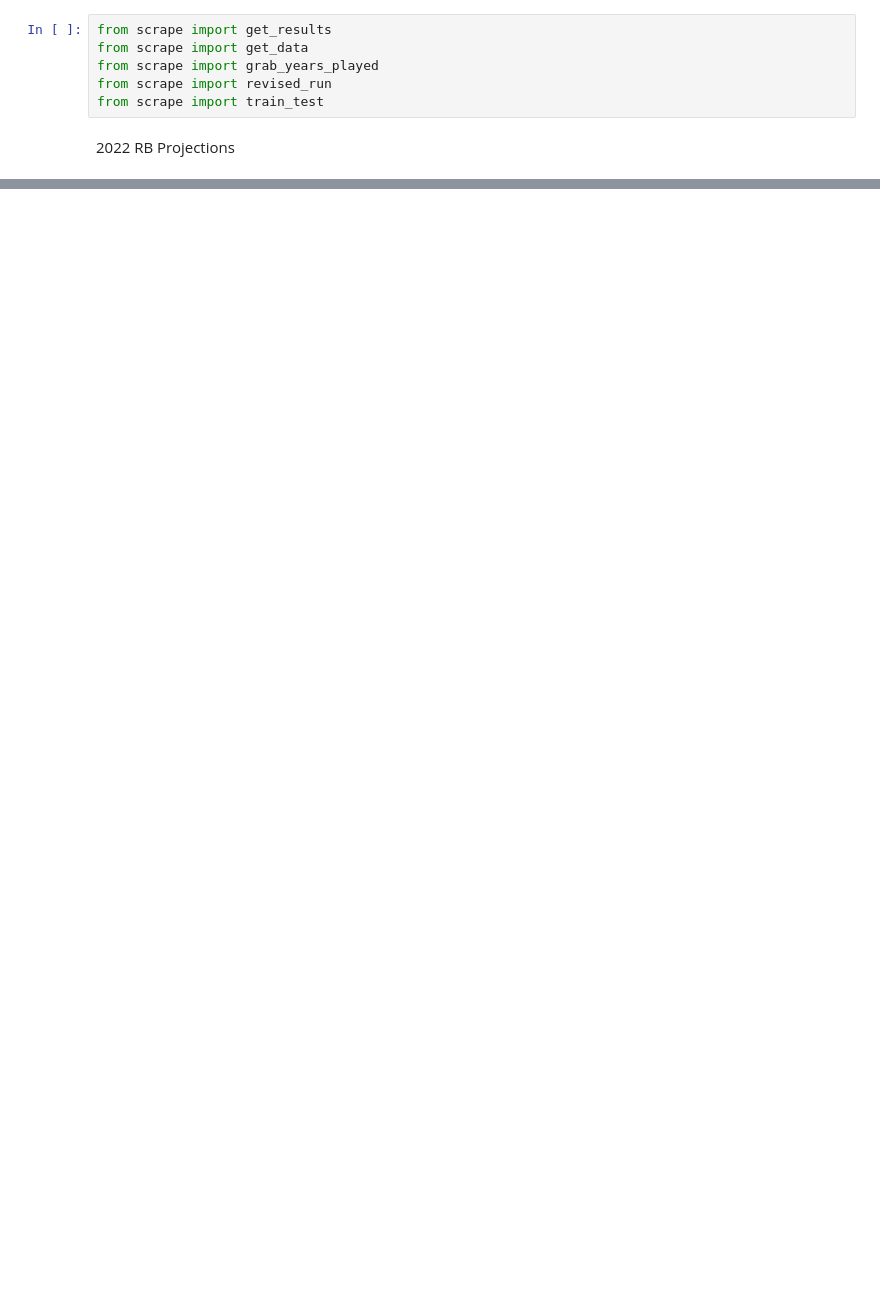
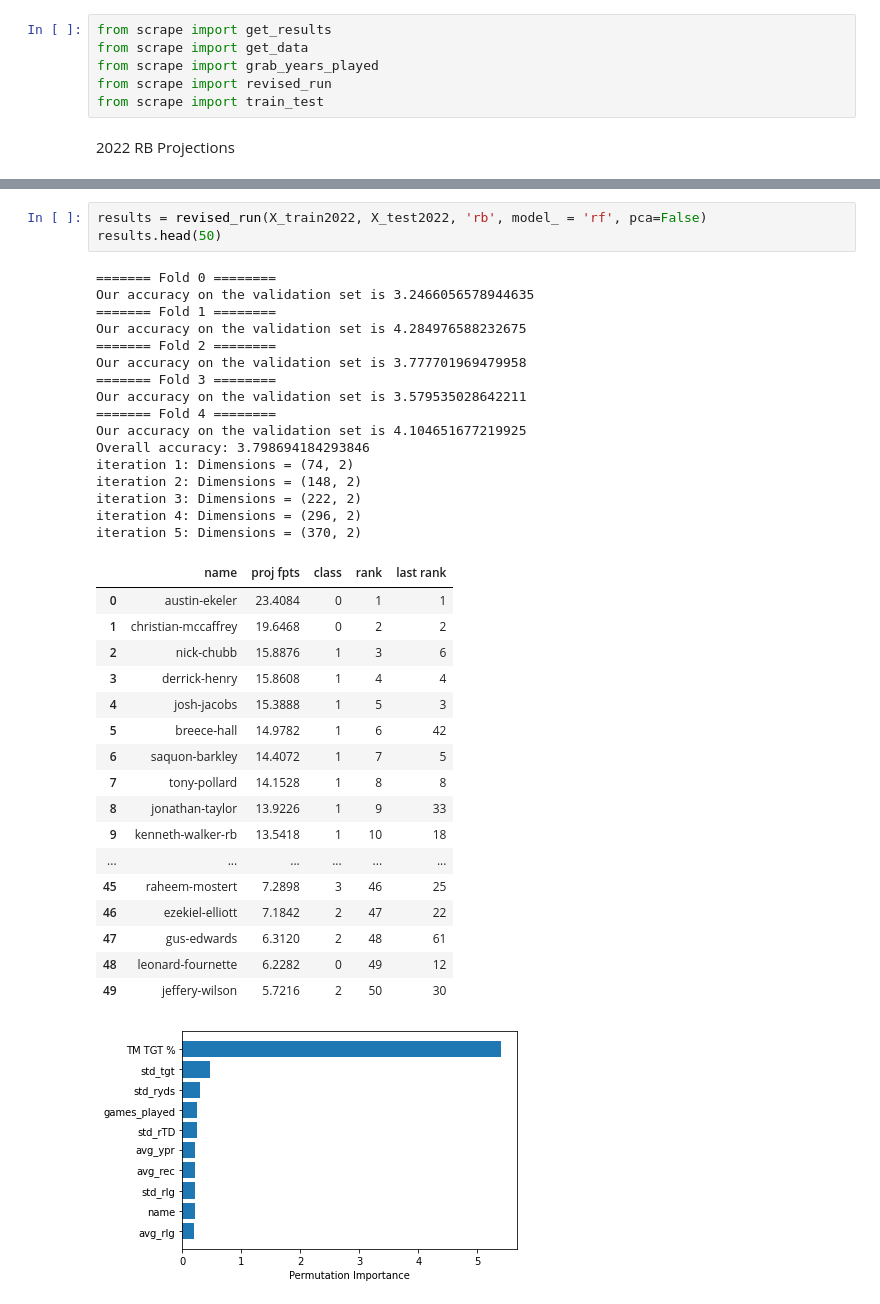
Before and after one commit to xander-abbott/fantasy_scrape, a Jupyter notebook: main_rb.ipynb, the cells around one changed output, grey strips where cells are left out. Cells and saved outputs as stored; diff of their text form; blank space fills up the shorter version.

Commit message:
adding feature importances vizs and rf model results

```diff
--- a/main_rb.ipynb
+++ b/main_rb.ipynb
@@ -67,3 +47,41 @@ X_train2022.head(20)
+# %%
+results = revised_run(X_train2022, X_test2022, 'rb', model_ = 'rf', pca=False)
+results.head(50)
+# %% [output]
+======= Fold 0 ========
+Our accuracy on the validation set is 3.2466056578944635
+======= Fold 1 ========
+Our accuracy on the validation set is 4.284976588232675
+======= Fold 2 ========
+Our accuracy on the validation set is 3.777701969479958
+======= Fold 3 ========
+Our accuracy on the validation set is 3.579535028642211
+======= Fold 4 ========
+Our accuracy on the validation set is 4.104651677219925
+Overall accuracy: 3.798694184293846
+iteration 1: Dimensions = (74, 2)
+iteration 2: Dimensions = (148, 2)
+iteration 3: Dimensions = (222, 2)
+iteration 4: Dimensions = (296, 2)
+iteration 5: Dimensions = (370, 2)
+|  | name | proj fpts | class | rank | last rank |
+| 0 | austin-ekeler | 23.4084 | 0 | 1 | 1 |
+| 1 | christian-mccaffrey | 19.6468 | 0 | 2 | 2 |
+| 2 | nick-chubb | 15.8876 | 1 | 3 | 6 |
+| 3 | derrick-henry | 15.8608 | 1 | 4 | 4 |
+| 4 | josh-jacobs | 15.3888 | 1 | 5 | 3 |
+| 5 | breece-hall | 14.9782 | 1 | 6 | 42 |
+| 6 | saquon-barkley | 14.4072 | 1 | 7 | 5 |
+| 7 | tony-pollard | 14.1528 | 1 | 8 | 8 |
+| 8 | jonathan-taylor | 13.9226 | 1 | 9 | 33 |
+| 9 | kenneth-walker-rb | 13.5418 | 1 | 10 | 18 |
+| ... | ... | ... | ... | ... | ... |
+| 45 | raheem-mostert | 7.2898 | 3 | 46 | 25 |
+| 46 | ezekiel-elliott | 7.1842 | 2 | 47 | 22 |
+| 47 | gus-edwards | 6.3120 | 2 | 48 | 61 |
+| 48 | leonard-fournette | 6.2282 | 0 | 49 | 12 |
+| 49 | jeffery-wilson | 5.7216 | 2 | 50 | 30 |
+[figure, added]
 # %%
 results = revised_run(X_train2022, X_test2022, 'rb', model_ = 'svr')
 results.head(50)
```
Also changed, not shown: parts of 6 cells of this notebook, 25 other files.
